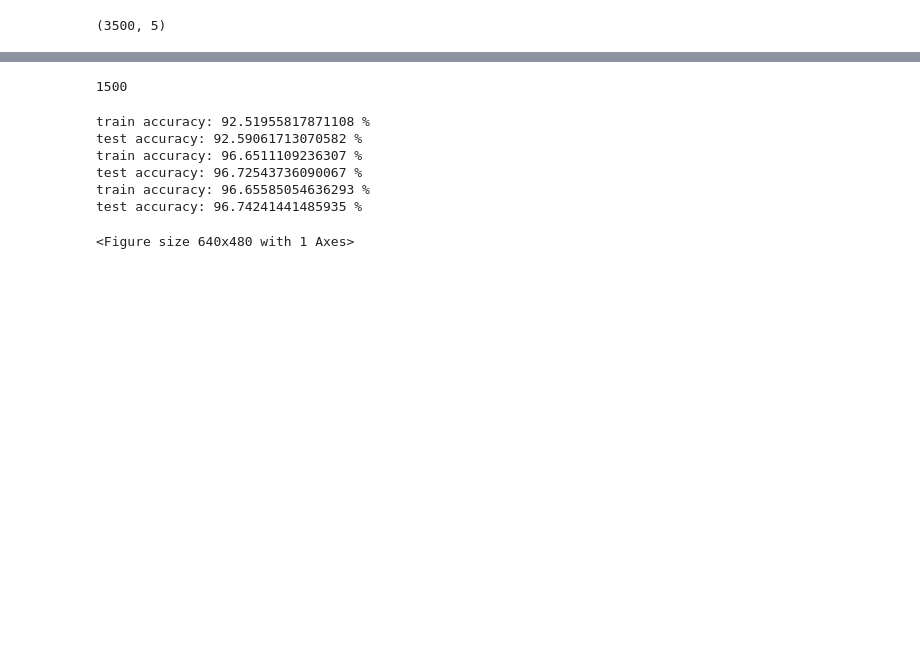
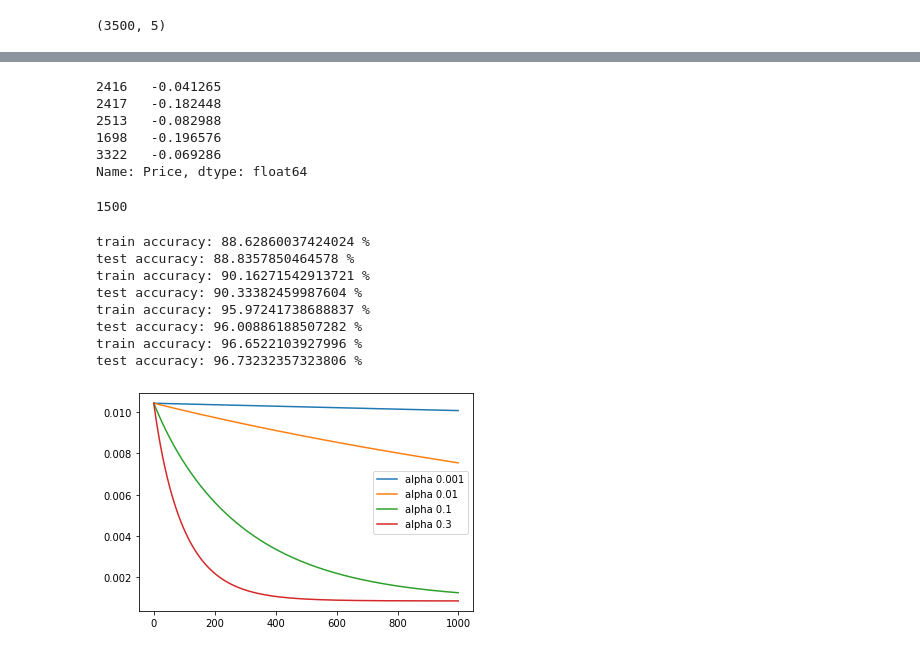
Before and after one commit to silencedsre/Multivariate-Linear-Regression, a Jupyter notebook: Multivariate-Linear-Regression.ipynb, the cells around one changed output, grey strips where cells are left out. Cells and saved outputs as stored; diff of their text form; code cells hidden in the pictures; blank space fills up the shorter version.

```diff
--- a/Multivariate-Linear-Regression.ipynb
+++ b/Multivariate-Linear-Regression.ipynb
@@ -415,30 +400,44 @@ X_train.head()
+# %%
+y_train.head()
+# %% [output]
+2416   -0.041265
+2417   -0.182448
+2513   -0.082988
+1698   -0.196576
+3322   -0.069286
+Name: Price, dtype: float64
 # %%
 y_test.shape[0]
 # %% [output]
 1500
 # %%
-model1 = model(X_train=X_train, Y_train=y_train, X_test=X_test, Y_test=y_test, num_iterations = 500, learning_rate = 0.001)
+model1 = model(X_train=X_train, Y_train=y_train, X_test=X_test, Y_test=y_test, num_iterations = 1000, learning_rate = 0.001)
 
-model2 = model(X_train=X_train, Y_train=y_train, X_test=X_test, Y_test=y_test, num_iterations = 500, learning_rate = 0.01)
+model2 = model(X_train=X_train, Y_train=y_train, X_test=X_test, Y_test=y_test, num_iterations = 1000, learning_rate = 0.01)
 
-model3 = model(X_train=X_train, Y_train=y_train, X_test=X_test, Y_test=y_test, num_iterations = 500, learning_rate = 0.1)
+model3 = model(X_train=X_train, Y_train=y_train, X_test=X_test, Y_test=y_test, num_iterations = 1000, learning_rate = 0.1)
+
+model4 = model(X_train=X_train, Y_train=y_train, X_test=X_test, Y_test=y_test, num_iterations = 1000, learning_rate = 0.3)
 # %% [output]
-train accuracy: 92.51955817871108 %
-test accuracy: 92.59061713070582 %
-train accuracy: 96.6511109236307 %
-test accuracy: 96.72543736090067 %
-train accuracy: 96.65585054636293 %
-test accuracy: 96.74241441485935 %
+train accuracy: 88.62860037424024 %
+test accuracy: 88.8357850464578 %
+train accuracy: 90.16271542913721 %
+test accuracy: 90.33382459987604 %
+train accuracy: 95.97241738688837 %
+test accuracy: 96.00886188507282 %
+train accuracy: 96.6522103927996 %
+test accuracy: 96.73232357323806 %
 # %%
 import matplotlib.pyplot as plt
-plt.plot([i for i in range(500)], model1['costs'])
-plt.plot([i for i in range(500)], model2['costs'])
-plt.plot([i for i in range(500)], model3['costs'])
+plt.plot([i for i in range(1000)], model1['costs'])
+plt.plot([i for i in range(1000)], model2['costs'])
+plt.plot([i for i in range(1000)], model3['costs'])
+plt.plot([i for i in range(1000)], model4['costs'])
 
-plt.gca().legend(('alpha 0.001','alpha 0.01', 'alpha 0.1'))
+plt.gca().legend(('alpha 0.001','alpha 0.01', 'alpha 0.1', 'alpha 0.3'))
 plt.show()
 # %% [output]
-<Figure size 640x480 with 1 Axes>
+[figure, added]
 # %%
 # model4 = model(X_train=X_train, Y_train=y_train, X_test=X_test, Y_test=y_test, num_iterations = 10, learning_rate = 0.01)
 
```
Also changed, not shown: parts of 5 cells of this notebook.
